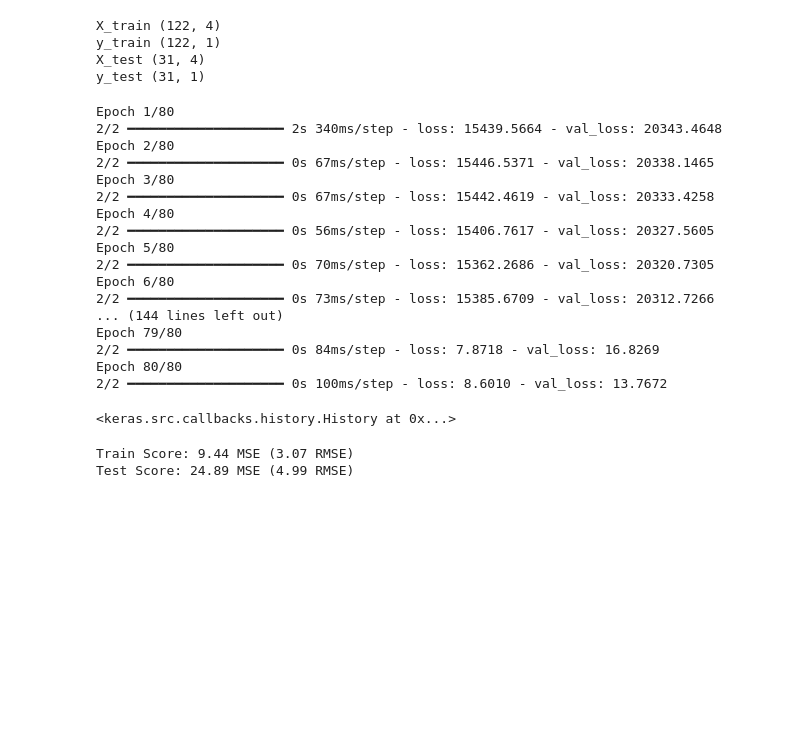
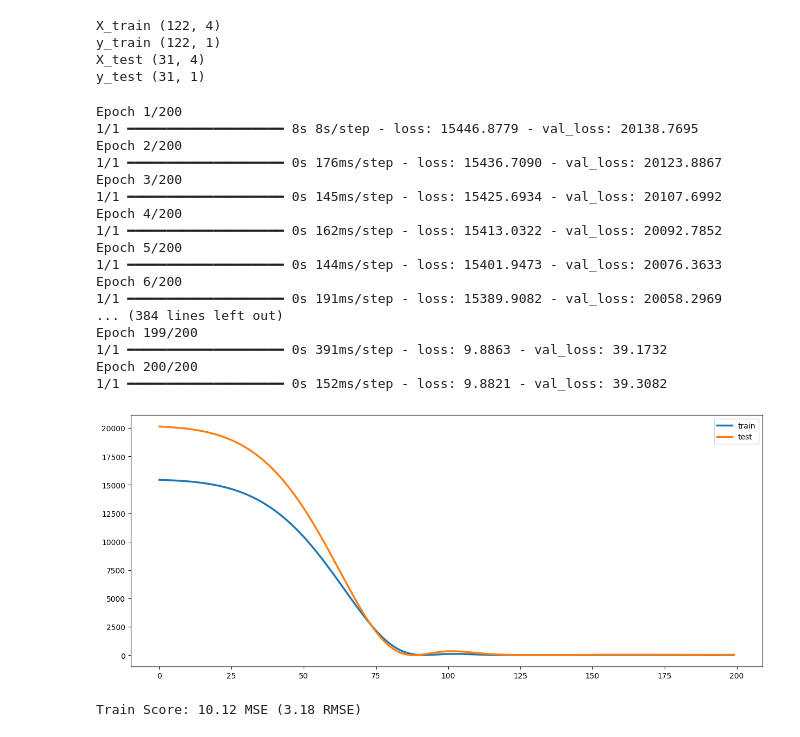
Before and after one commit to f1c221058/prometheus_forecasting, a Jupyter notebook: sempro.ipynb, the cells around one changed output. Saved outputs shown, nothing was run; the diff lists cells and outputs as text; code cells hidden in the pictures; blank space fills up the shorter version.

```diff
--- a/sempro.ipynb
+++ b/sempro.ipynb
@@ -45,37 +89,41 @@ y_test (31, 1)
 # %%
 classifier = Sequential()
 classifier.add(Dense(units = 32, kernel_initializer = 'uniform', activation = 'relu', input_dim = 4))
 classifier.add(Dense(units = 10, kernel_initializer = 'uniform', activation = 'relu'))
 classifier.add(Dense(units = 1, kernel_initializer = 'uniform', activation = 'linear'))
 classifier.compile(optimizer = 'adam', loss = 'mean_squared_error', metrics = [])
-classifier.fit(X_train, Y_train, batch_size = 100, epochs = 80, validation_split=0.01)
+history = classifier.fit(X_train, Y_train, batch_size = 1000, epochs = 200, validation_split=0.001)
+plt.figure(figsize=(15,6))
+plt.plot(history.history['loss'], label='train', linewidth = 2.5)
+plt.plot(history.history['val_loss'], label='test',  linewidth = 2.5)
+plt.legend()
+plt.show()
 # %% [output]
-Epoch 1/80
-2/2 ━━━━━━━━━━━━━━━━━━━━ 2s 340ms/step - loss: 15439.5664 - val_loss: 20343.4648
-Epoch 2/80
-2/2 ━━━━━━━━━━━━━━━━━━━━ 0s 67ms/step - loss: 15446.5371 - val_loss: 20338.1465
-Epoch 3/80
-2/2 ━━━━━━━━━━━━━━━━━━━━ 0s 67ms/step - loss: 15442.4619 - val_loss: 20333.4258
-Epoch 4/80
-2/2 ━━━━━━━━━━━━━━━━━━━━ 0s 56ms/step - loss: 15406.7617 - val_loss: 20327.5605
-Epoch 5/80
-2/2 ━━━━━━━━━━━━━━━━━━━━ 0s 70ms/step - loss: 15362.2686 - val_loss: 20320.7305
-Epoch 6/80
-2/2 ━━━━━━━━━━━━━━━━━━━━ 0s 73ms/step - loss: 15385.6709 - val_loss: 20312.7266
-... (144 lines left out)
-Epoch 79/80
-2/2 ━━━━━━━━━━━━━━━━━━━━ 0s 84ms/step - loss: 7.8718 - val_loss: 16.8269
-Epoch 80/80
-2/2 ━━━━━━━━━━━━━━━━━━━━ 0s 100ms/step - loss: 8.6010 - val_loss: 13.7672
+Epoch 1/200
+1/1 ━━━━━━━━━━━━━━━━━━━━ 8s 8s/step - loss: 15446.8779 - val_loss: 20138.7695
+Epoch 2/200
+1/1 ━━━━━━━━━━━━━━━━━━━━ 0s 176ms/step - loss: 15436.7090 - val_loss: 20123.8867
+Epoch 3/200
+1/1 ━━━━━━━━━━━━━━━━━━━━ 0s 145ms/step - loss: 15425.6934 - val_loss: 20107.6992
+Epoch 4/200
+1/1 ━━━━━━━━━━━━━━━━━━━━ 0s 162ms/step - loss: 15413.0322 - val_loss: 20092.7852
+Epoch 5/200
+1/1 ━━━━━━━━━━━━━━━━━━━━ 0s 144ms/step - loss: 15401.9473 - val_loss: 20076.3633
+Epoch 6/200
+1/1 ━━━━━━━━━━━━━━━━━━━━ 0s 191ms/step - loss: 15389.9082 - val_loss: 20058.2969
+... (384 lines left out)
+Epoch 199/200
+1/1 ━━━━━━━━━━━━━━━━━━━━ 0s 391ms/step - loss: 9.8863 - val_loss: 39.1732
+Epoch 200/200
+1/1 ━━━━━━━━━━━━━━━━━━━━ 0s 152ms/step - loss: 9.8821 - val_loss: 39.3082
-<keras.src.callbacks.history.History at 0x...>
+[figure, added]
 # %%
 trainScore = classifier.evaluate(X_train, Y_train, verbose=0)
 print('Train Score: %.2f MSE (%.2f RMSE)' % (trainScore, math.sqrt(trainScore)))
-testScore = classifier.evaluate(X_test, Y_test, verbose=0)
-print('Test Score: %.2f MSE (%.2f RMSE)' % (testScore, math.sqrt(testScore)))
+# testScore = classifier.evaluate(X_test, Y_test, verbose=0)
+# print('Test Score: %.2f MSE (%.2f RMSE)' % (testScore, math.sqrt(testScore)))
 # %% [output]
-Train Score: 9.44 MSE (3.07 RMSE)
-Test Score: 24.89 MSE (4.99 RMSE)
+Train Score: 10.12 MSE (3.18 RMSE)
 # %%
 from sklearn.metrics import mean_absolute_percentage_error
 trainScore = mean_absolute_percentage_error(Y_train, classifier.predict(X_train))
```
Also changed, not shown: parts of 14 cells of this notebook.
